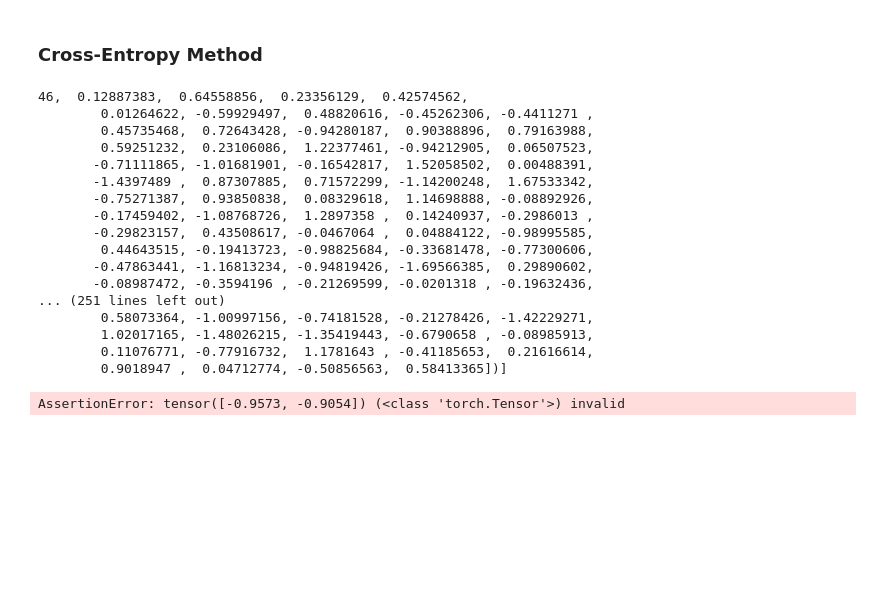
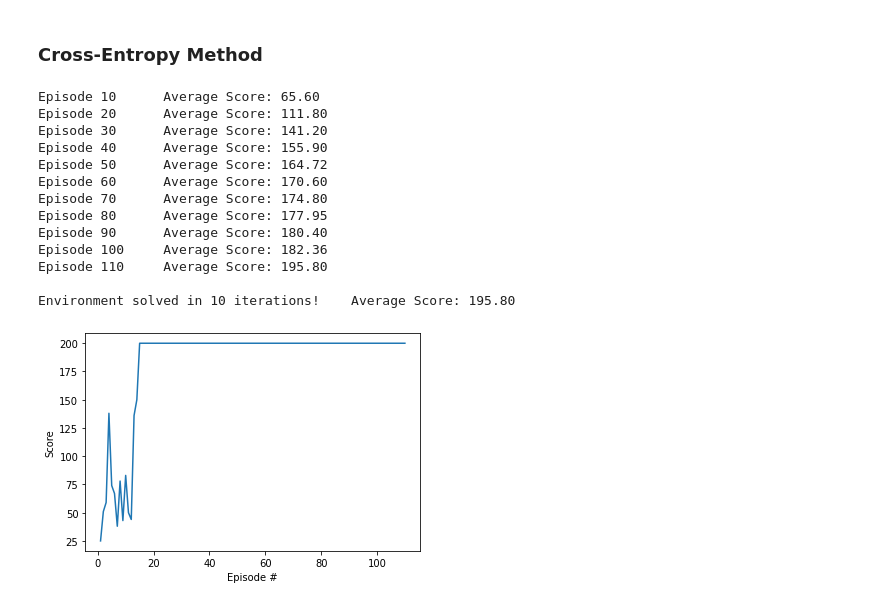
Before and after one commit to smejak/OpenAI-CartPole-Policy-Based-Methods, a Jupyter notebook: pbm-cartpole.ipynb, the cells around one changed output. Cells and saved outputs as stored; diff of their text form; code cells hidden in the pictures; blank space fills up the shorter version.

```diff
--- a/pbm-cartpole.ipynb
+++ b/pbm-cartpole.ipynb
@@ -62,27 +62,31 @@ from cross_entropy import Agent
 # %%
 
 env = gym.make('CartPole-v0')
 env.seed(101)
 np.random.seed(101)
 
 agent = Agent(env)
 scores = agent.learn()
+
+# plot the scores
+fig = plt.figure()
+ax = fig.add_subplot(111)
+plt.plot(np.arange(1, len(scores)+1), scores)
+plt.ylabel('Score')
+plt.xlabel('Episode #')
+plt.show()
 # %% [output]
-46,  0.12887383,  0.64558856,  0.23356129,  0.42574562,
-        0.01264622, -0.59929497,  0.48820616, -0.45262306, -0.4411271 ,
-        0.45735468,  0.72643428, -0.94280187,  0.90388896,  0.79163988,
-        0.59251232,  0.23106086,  1.22377461, -0.94212905,  0.06507523,
-       -0.71111865, -1.01681901, -0.16542817,  1.52058502,  0.00488391,
-       -1.4397489 ,  0.87307885,  0.71572299, -1.14200248,  1.67533342,
-       -0.75271387,  0.93850838,  0.08329618,  1.14698888, -0.08892926,
-       -0.17459402, -1.08768726,  1.2897358 ,  0.14240937, -0.2986013 ,
-       -0.29823157,  0.43508617, -0.0467064 ,  0.04884122, -0.98995585,
-        0.44643515, -0.19413723, -0.98825684, -0.33681478, -0.77300606,
-       -0.47863441, -1.16813234, -0.94819426, -1.69566385,  0.29890602,
-       -0.08987472, -0.3594196 , -0.21269599, -0.0201318 , -0.19632436,
-... (251 lines left out)
-        0.58073364, -1.00997156, -0.74181528, -0.21278426, -1.42229271,
-        1.02017165, -1.48026215, -1.35419443, -0.6790658 , -0.08985913,
-        0.11076771, -0.77916732,  1.1781643 , -0.41185653,  0.21616614,
-        0.9018947 ,  0.04712774, -0.50856563,  0.58413365])]
+Episode 10      Average Score: 65.60
+Episode 20      Average Score: 111.80
+Episode 30      Average Score: 141.20
+Episode 40      Average Score: 155.90
+Episode 50      Average Score: 164.72
+Episode 60      Average Score: 170.60
+Episode 70      Average Score: 174.80
+Episode 80      Average Score: 177.95
+Episode 90      Average Score: 180.40
+Episode 100     Average Score: 182.36
+Episode 110     Average Score: 195.80
+
+Environment solved in 10 iterations!    Average Score: 195.80
-AssertionError: tensor([-0.9573, -0.9054]) (<class 'torch.Tensor'>) invalid
+[figure, added]
```
Also changed, not shown: parts of 2 cells of this notebook, 2 other files.
